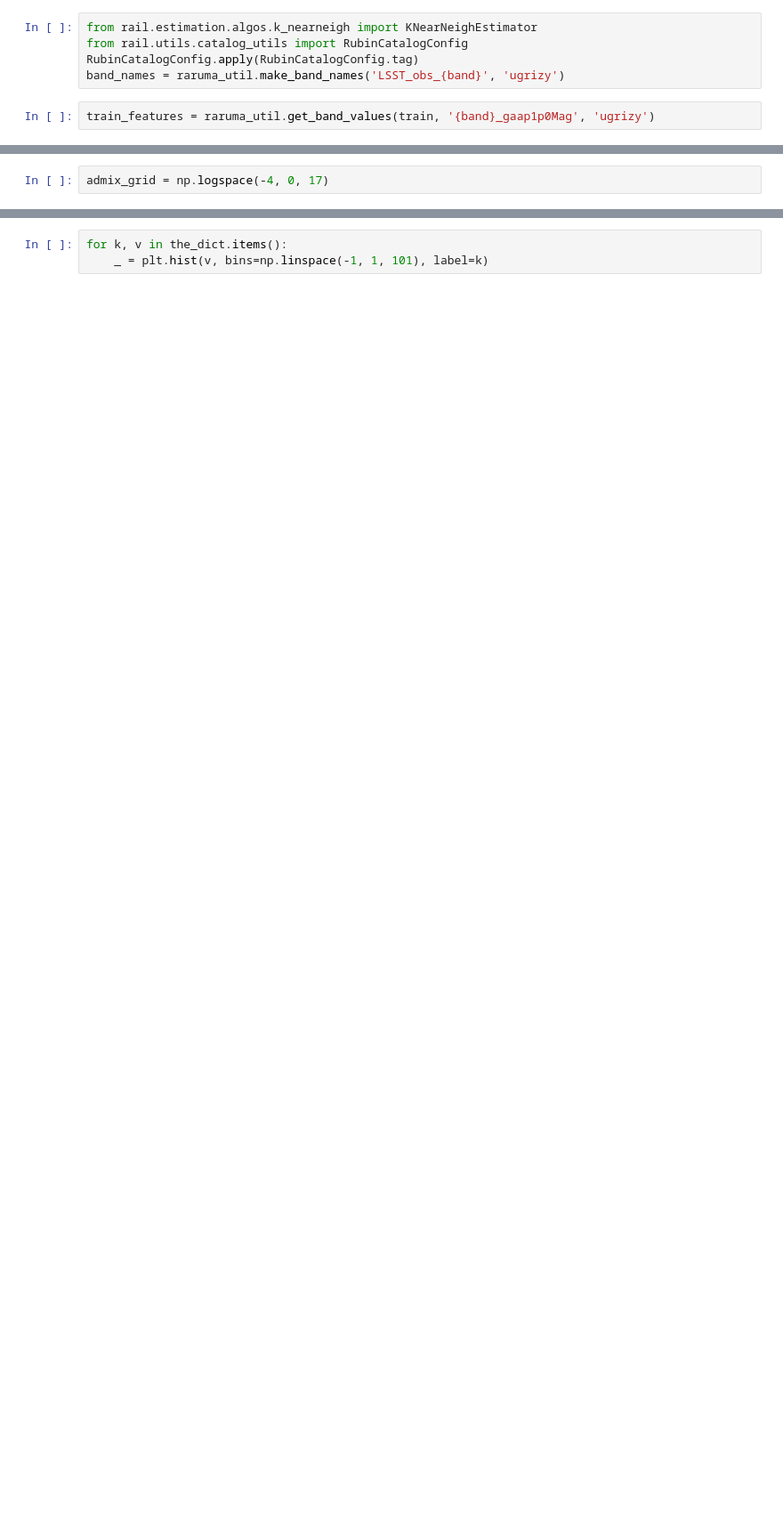
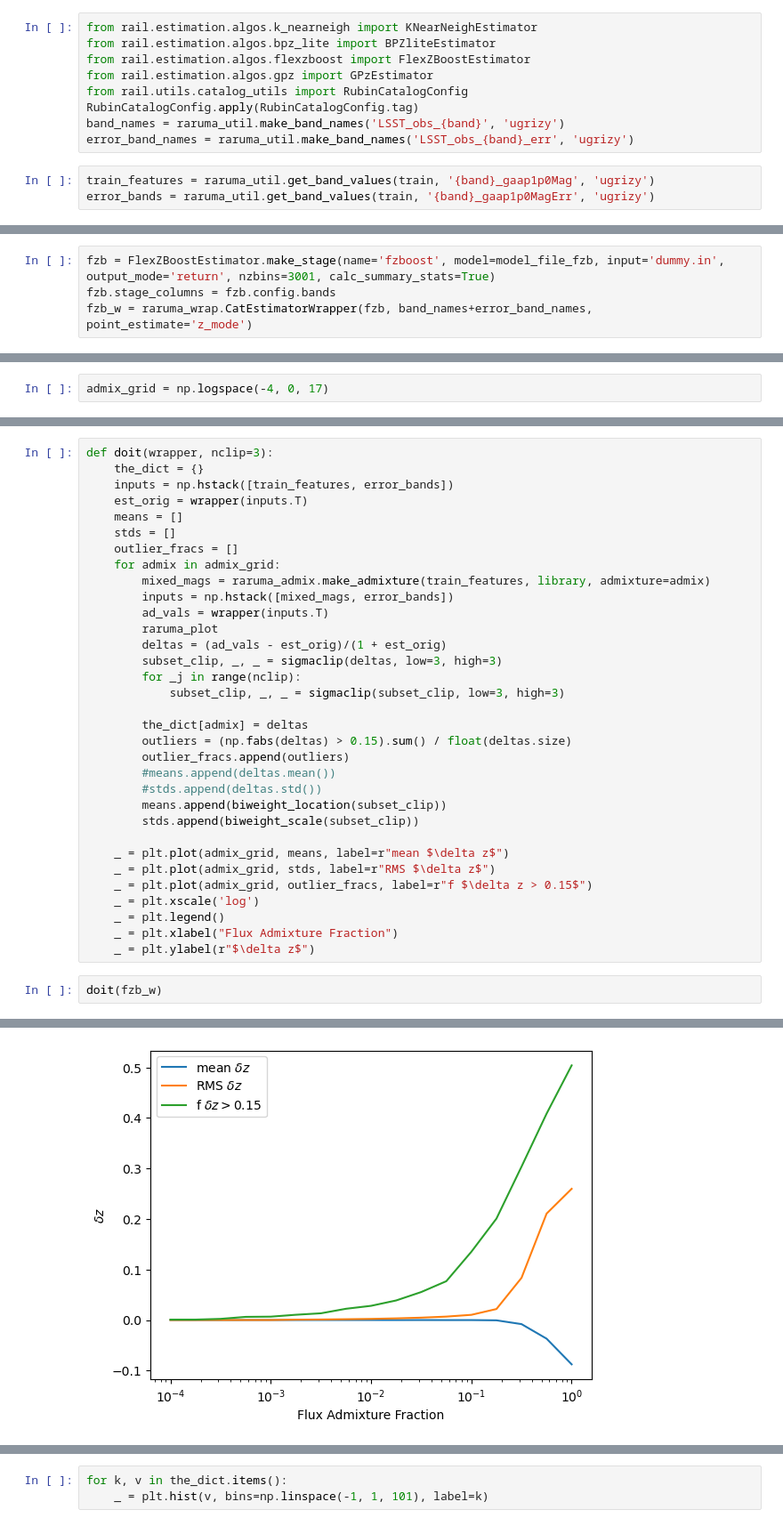
Before and after one commit to eacharles/rail_raruma, a Jupyter notebook: nb/Syst/AdmixStudy.ipynb, the cells around one changed output, grey strips where cells are left out. Shown: that part at 89% size. Saved outputs shown, nothing was run; the diff lists cells and outputs as text; blank space fills up the shorter version.

```diff
--- a/nb/Syst/AdmixStudy.ipynb
+++ b/nb/Syst/AdmixStudy.ipynb
@@ -23,10 +28,15 @@ model_file = './model_inform_knn.pkl'
 # %%
 from rail.estimation.algos.k_nearneigh import KNearNeighEstimator
+from rail.estimation.algos.bpz_lite import BPZliteEstimator
+from rail.estimation.algos.flexzboost import FlexZBoostEstimator
+from rail.estimation.algos.gpz import GPzEstimator
 from rail.utils.catalog_utils import RubinCatalogConfig
 RubinCatalogConfig.apply(RubinCatalogConfig.tag)
 band_names = raruma_util.make_band_names('LSST_obs_{band}', 'ugrizy')
+error_band_names = raruma_util.make_band_names('LSST_obs_{band}_err', 'ugrizy')
 # %%
 train_features = raruma_util.get_band_values(train, '{band}_gaap1p0Mag', 'ugrizy')
+error_bands = raruma_util.get_band_values(train, '{band}_gaap1p0MagErr', 'ugrizy')
 # %%
 library = raruma_util.get_band_values(d, '{band}_gaap1p0Mag', 'ugrizy')
 # %%
@@ -35,0 +56,4 @@ knn_w = raruma_wrap.CatEstimatorWrapper(knn, band_names)
+# %%
+fzb = FlexZBoostEstimator.make_stage(name='fzboost', model=model_file_fzb, input='dummy.in', output_mode='return', nzbins=3001, calc_summary_stats=True)
+fzb.stage_columns = fzb.config.bands
+fzb_w = raruma_wrap.CatEstimatorWrapper(fzb, band_names+error_band_names, point_estimate='z_mode')
@@ -60,0 +79,36 @@ _ = plt.ylabel(r"$\delta z$")
+# %%
+def doit(wrapper, nclip=3):
+    the_dict = {}
+    inputs = np.hstack([train_features, error_bands])
+    est_orig = wrapper(inputs.T)
+    means = []
+    stds = []
+    outlier_fracs = []
+    for admix in admix_grid:
+        mixed_mags = raruma_admix.make_admixture(train_features, library, admixture=admix)
+        inputs = np.hstack([mixed_mags, error_bands])
+        ad_vals = wrapper(inputs.T)
+        raruma_plot
+        deltas = (ad_vals - est_orig)/(1 + est_orig)
+        subset_clip, _, _ = sigmaclip(deltas, low=3, high=3)
+        for _j in range(nclip):
+            subset_clip, _, _ = sigmaclip(subset_clip, low=3, high=3)
+
+        the_dict[admix] = deltas
+        outliers = (np.fabs(deltas) > 0.15).sum() / float(deltas.size)
+        outlier_fracs.append(outliers)
+        #means.append(deltas.mean())
+        #stds.append(deltas.std())
+        means.append(biweight_location(subset_clip))
+        stds.append(biweight_scale(subset_clip))
+
+    _ = plt.plot(admix_grid, means, label=r"mean $\delta z$")
+    _ = plt.plot(admix_grid, stds, label=r"RMS $\delta z$")
+    _ = plt.plot(admix_grid, outlier_fracs, label=r"f $\delta z > 0.15$")
+    _ = plt.xscale('log')
+    _ = plt.legend()
+    _ = plt.xlabel("Flux Admixture Fraction")
+    _ = plt.ylabel(r"$\delta z$")
+# %%
+doit(fzb_w)
+# %% [output]
@@ -60,0 +133 @@ _ = plt.ylabel(r"$\delta z$")
+[figure, added]
```
Also changed, not shown: parts of 12 cells of this notebook.
